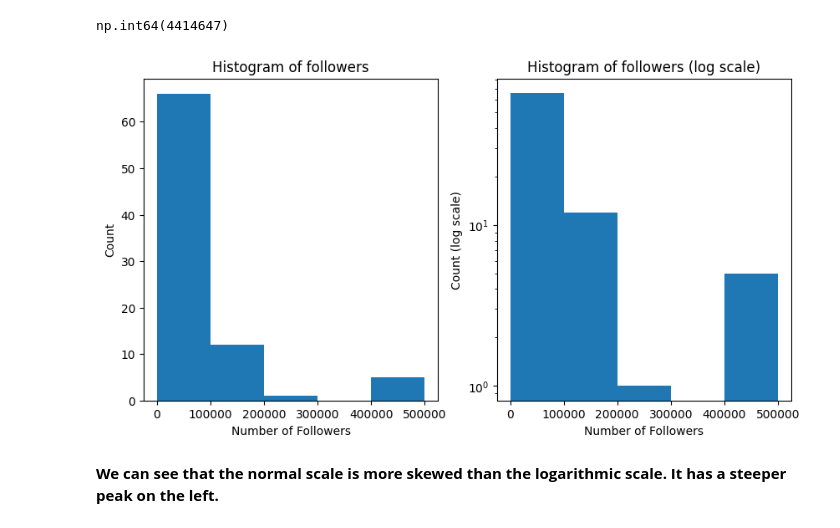
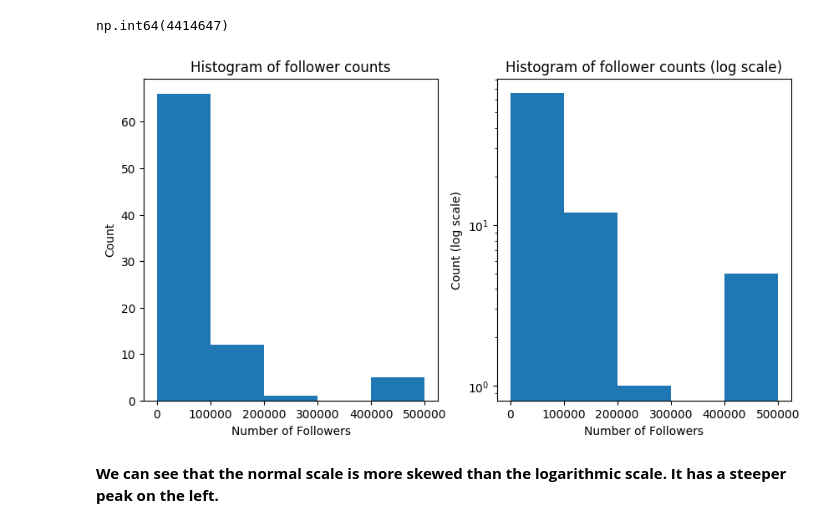
Before and after one commit to jaklvinc/FoundationsOfCSS2025, a Jupyter notebook: Exercise02/exercise_02.ipynb, the cells around one changed output. Saved outputs shown, nothing was run; the diff lists cells and outputs as text; code cells hidden in the pictures.

```diff
--- a/Exercise02/exercise_02.ipynb
+++ b/Exercise02/exercise_02.ipynb
@@ -201,19 +194,19 @@ np.int64(4414647)
 # %%
 # Your Code goes here!
 fig,ax = plt.subplots(1,2,figsize=(10, 5))
 ax[0].hist(to_vis['followers'],bins=np.linspace(0,500000,6))
-ax[0].set_title('Histogram of followers')
+ax[0].set_title('Histogram of follower counts')
 ax[0].set_xlabel('Number of Followers')
 ax[0].set_ylabel('Count')
 
 
 ax[1].hist(to_vis['followers'],bins=np.linspace(0,500000,6), log=True)
-ax[1].set_title('Histogram of followers (log scale)')
+ax[1].set_title('Histogram of follower counts (log scale)')
 ax[1].set_xlabel('Number of Followers')
 ax[1].set_ylabel('Count (log scale)')
 plt.show()
 # %% [output]
-[figure, old version]
+[figure, new version]
 # %% [markdown]
 **We can see that the normal scale is more skewed than the logarithmic scale. It has a steeper peak on the left.**
 # %% [markdown]
```
Also changed, not shown: parts of 9 cells of this notebook.
